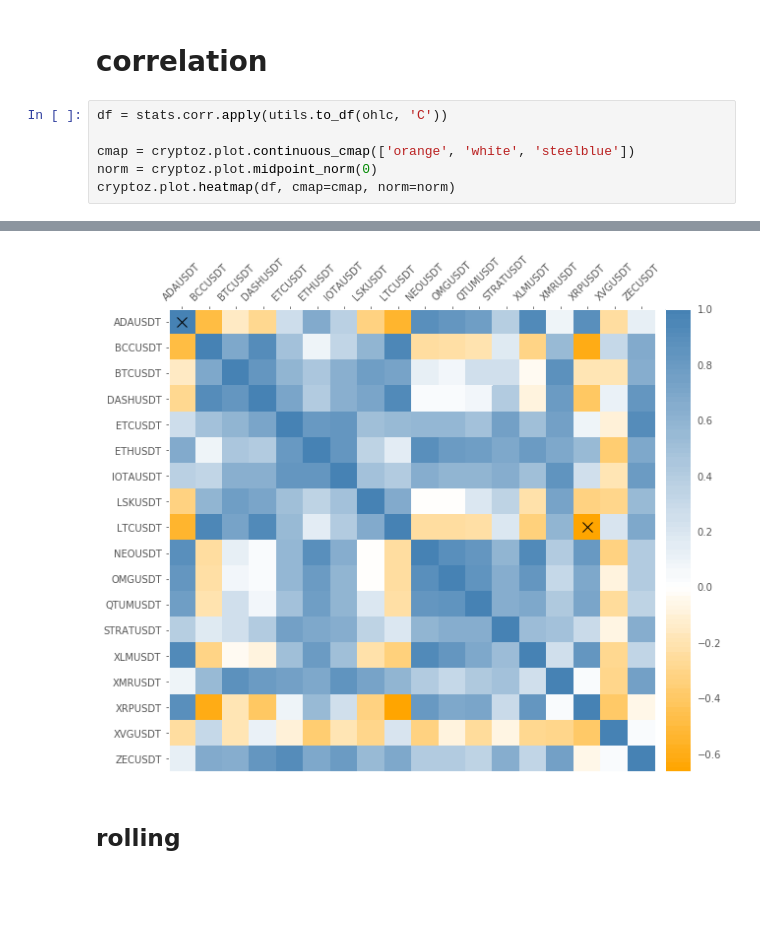
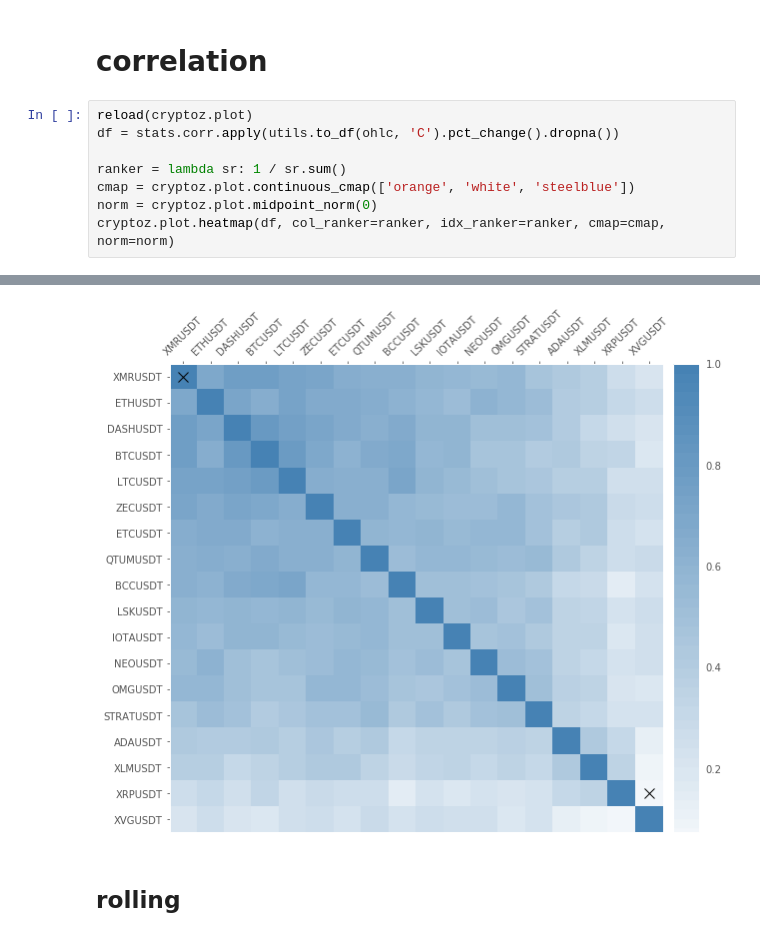
Before and after one commit to Sahanduiuc/cryptoz, a Jupyter notebook: Workbook.ipynb, the cells around one changed output, grey strips where cells are left out. Saved outputs shown, nothing was run; the diff lists cells and outputs as text; blank space fills up the shorter version.

```diff
--- a/Workbook.ipynb
+++ b/Workbook.ipynb
@@ -164,9 +169,11 @@ cryptoz.plot.heatmap(df, cmap=cmap)
 # %% [markdown]
 # correlation
 # %%
-df = stats.corr.apply(utils.to_df(ohlc, 'C'))
+reload(cryptoz.plot)
+df = stats.corr.apply(utils.to_df(ohlc, 'C').pct_change().dropna())
 
+ranker = lambda sr: 1 / sr.sum()
 cmap = cryptoz.plot.continuous_cmap(['orange', 'white', 'steelblue'])
 norm = cryptoz.plot.midpoint_norm(0)
-cryptoz.plot.heatmap(df, cmap=cmap, norm=norm)
+cryptoz.plot.heatmap(df, col_ranker=ranker, idx_ranker=ranker, cmap=cmap, norm=norm)
 # %% [output]
@@ -175,4 +182,4 @@ cryptoz.plot.heatmap(df, cmap=cmap, norm=norm)
-[figure, old version]
+[figure, new version]
 # %% [markdown]
 ## rolling
 # %%
```
Also changed, not shown: parts of 17 cells of this notebook, 2 other files.
